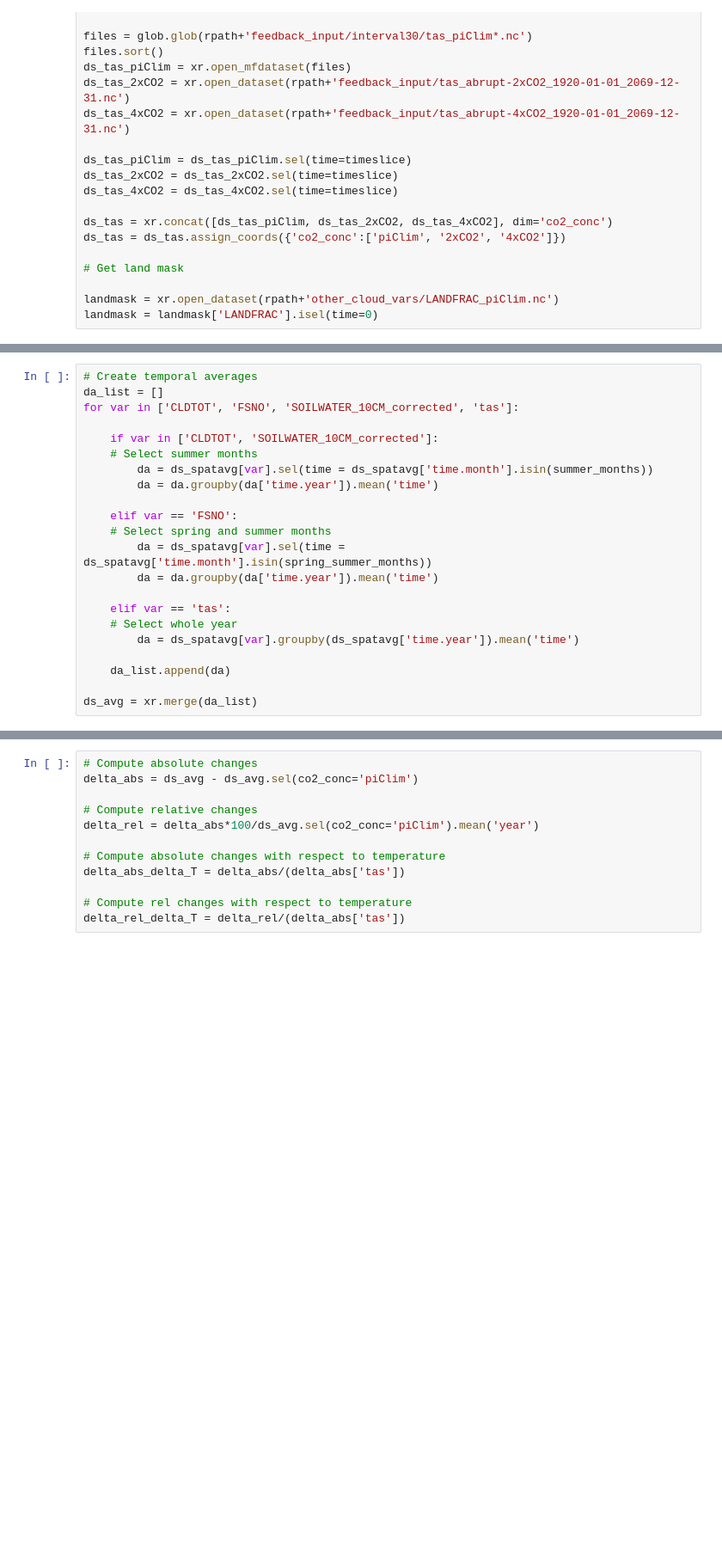
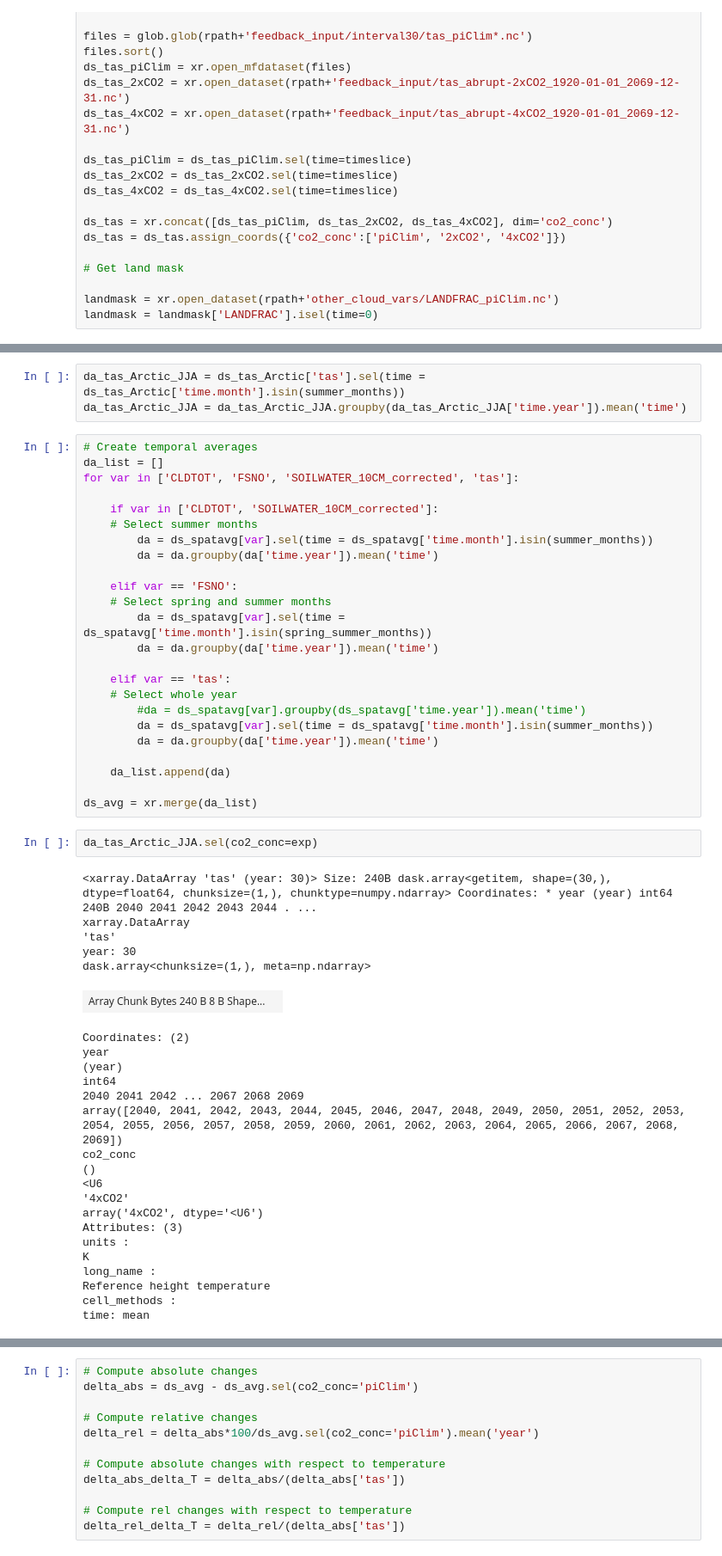
Before and after one commit to astridbg/arctic-cloud-feedbacks, a Jupyter notebook: Fig5.ipynb, the cells around one changed output, grey strips where cells are left out. Shown at 86% size. Saved outputs shown, nothing was run; the diff lists cells and outputs as text; blank space fills up the shorter version.

```diff
--- a/Fig5.ipynb
+++ b/Fig5.ipynb
@@ -223,5 +242,8 @@ ds_tas_global = functions.computeWeightedMean(ds_tas)
 
 ds_spatavg = xr.merge([ds_clm_Arctic,ds_cloud_Arctic, ds_tas_global])
+# %%
+da_tas_Arctic_JJA = ds_tas_Arctic['tas'].sel(time = ds_tas_Arctic['time.month'].isin(summer_months))
+da_tas_Arctic_JJA = da_tas_Arctic_JJA.groupby(da_tas_Arctic_JJA['time.year']).mean('time')
 # %%
 # Create temporal averages
 da_list = []
@@ -239,8 +261,37 @@ for var in ['CLDTOT', 'FSNO', 'SOILWATER_10CM_corrected', 'tas']:
 
     elif var == 'tas':
     # Select whole year
-        da = ds_spatavg[var].groupby(ds_spatavg['time.year']).mean('time')
+        #da = ds_spatavg[var].groupby(ds_spatavg['time.year']).mean('time')
+        da = ds_spatavg[var].sel(time = ds_spatavg['time.month'].isin(summer_months))
+        da = da.groupby(da['time.year']).mean('time')
 
     da_list.append(da)
 
 ds_avg = xr.merge(da_list)
+# %%
+da_tas_Arctic_JJA.sel(co2_conc=exp)
+# %% [output]
+<xarray.DataArray 'tas' (year: 30)> Size: 240B dask.array<getitem, shape=(30,), dtype=float64, chunksize=(1,), chunktype=numpy.ndarray> Coordinates: * year (year) int64 240B 2040 2041 2042 2043 2044 . ...
+xarray.DataArray
+'tas'
+year: 30
+dask.array<chunksize=(1,), meta=np.ndarray>
+| Array Chunk Bytes 240 B 8 B Shape... |  |
+Coordinates: (2)
+year
+(year)
+int64
+2040 2041 2042 ... 2067 2068 2069
+array([2040, 2041, 2042, 2043, 2044, 2045, 2046, 2047, 2048, 2049, 2050, 2051, 2052, 2053, 2054, 2055, 2056, 2057, 2058, 2059, 2060, 2061, 2062, 2063, 2064, 2065, 2066, 2067, 2068, 2069])
+co2_conc
+()
+<U6
+'4xCO2'
+array('4xCO2', dtype='<U6')
+Attributes: (3)
+units :
+K
+long_name :
+Reference height temperature
+cell_methods :
+time: mean
```
Also changed, not shown: parts of 8 cells of this notebook, 5 other files.
